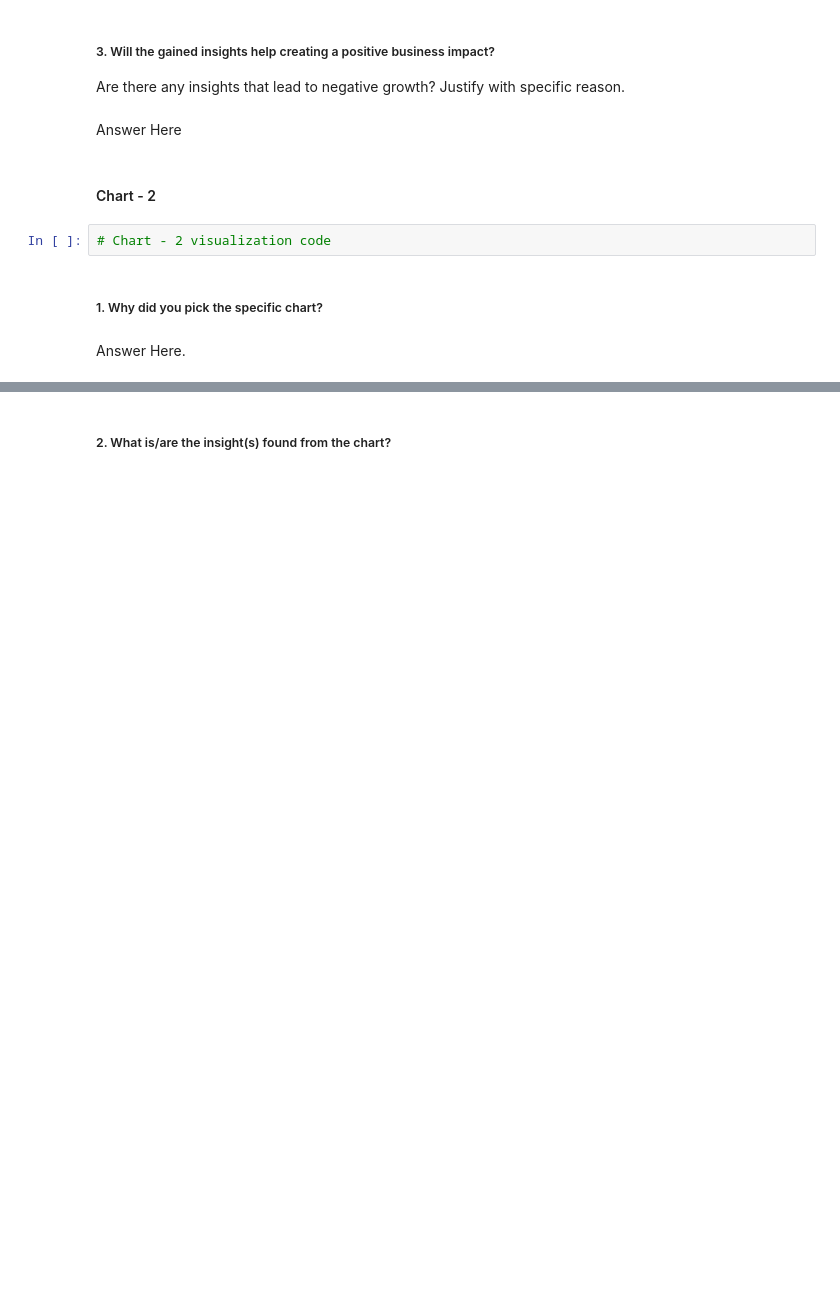
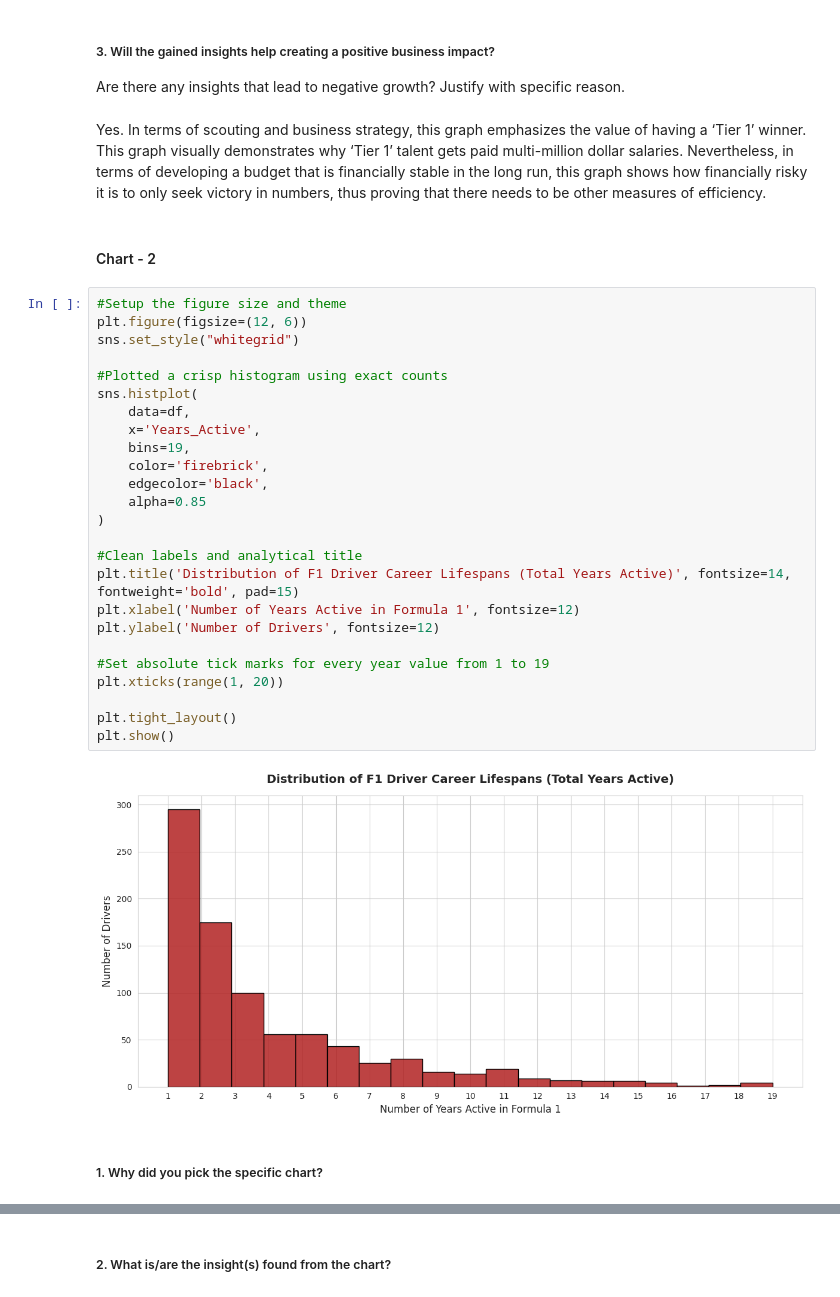
Before and after one commit to Manaspanwar20/F1-Driver-Analytics, a Jupyter notebook: Copy of Sample EDA Submission Template.ipynb, the cells around one changed output, grey strips where cells are left out. Cells and saved outputs as stored; diff of their text form; blank space fills up the shorter version.

Commit message:
Initial commit: Setup F1 project template and loaded dataset

```diff
--- a/Copy of Sample EDA Submission Template.ipynb
+++ b/Copy of Sample EDA Submission Template.ipynb
@@ -272,13 +295,36 @@ Answer Here
 # %% [markdown]
 ##### 3. Will the gained insights help creating a positive business impact?
 Are there any insights that lead to negative growth? Justify with specific reason.
-# %% [markdown]
-Answer Here
+# %% [markdown]
+Yes. In terms of scouting and business strategy, this graph emphasizes the value of having a ‘Tier 1’ winner. This graph visually demonstrates why ‘Tier 1’ talent gets paid multi-million dollar salaries. Nevertheless, in terms of developing a budget that is financially stable in the long run, this graph shows how financially risky it is to only seek victory in numbers, thus proving that there needs to be other measures of efficiency.
 # %% [markdown]
 #### Chart - 2
-# %%
-# Chart - 2 visualization code
+# %%
+#Setup the figure size and theme
+plt.figure(figsize=(12, 6))
+sns.set_style("whitegrid")
+
+#Plotted a crisp histogram using exact counts
+sns.histplot(
+    data=df,
+    x='Years_Active',
+    bins=19,
+    color='firebrick',
+    edgecolor='black',
+    alpha=0.85
+)
+
+#Clean labels and analytical title
+plt.title('Distribution of F1 Driver Career Lifespans (Total Years Active)', fontsize=14, fontweight='bold', pad=15)
+plt.xlabel('Number of Years Active in Formula 1', fontsize=12)
+plt.ylabel('Number of Drivers', fontsize=12)
+
+#Set absolute tick marks for every year value from 1 to 19
+plt.xticks(range(1, 20))
+
+plt.tight_layout()
+plt.show()
+# %% [output]
+[figure, added]
 # %% [markdown]
 ##### 1. Why did you pick the specific chart?
-# %% [markdown]
-Answer Here.
```
Also changed, not shown: parts of 11 cells of this notebook.
